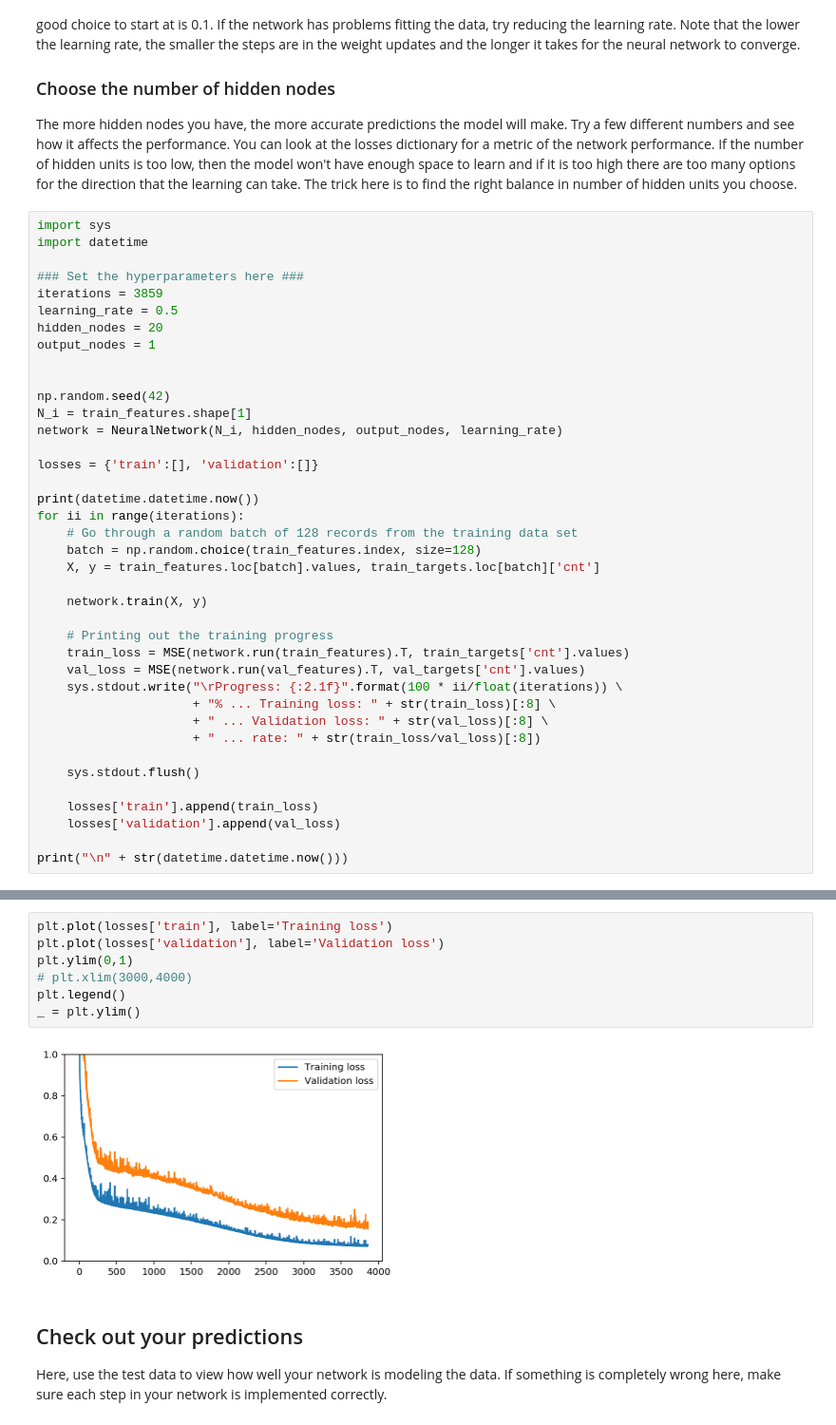
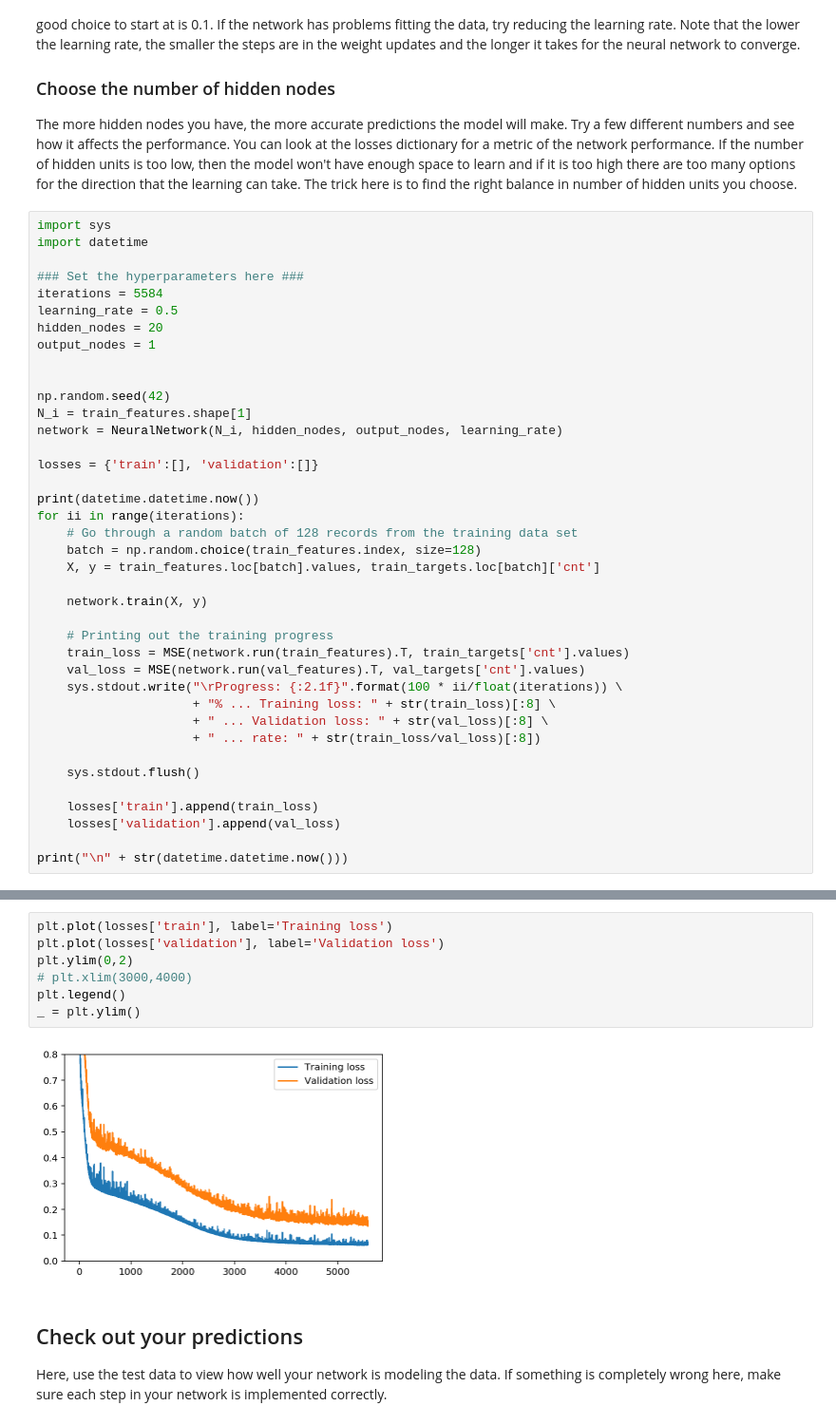
Before and after one commit to zjy760401/First-Neural-Network, a Jupyter notebook: Your_first_neural_network.ipynb, the cells around one changed output, grey strips where cells are left out. Shown at 95% size. Drawn from its saved outputs; the diff is of its cells as text.

```diff
--- a/Your_first_neural_network.ipynb
+++ b/Your_first_neural_network.ipynb
@@ -280,7 +280,7 @@ import sys
 import datetime
 
 ### Set the hyperparameters here ###
-iterations = 3859
+iterations = 5584
 learning_rate = 0.5
 hidden_nodes = 20
 output_nodes = 1
@@ -321,12 +321,12 @@ Progress: 100.0% ... Training loss: 0.077178 ... Validation loss: 0.154651 ... r
 # %%
 plt.plot(losses['train'], label='Training loss')
 plt.plot(losses['validation'], label='Validation loss')
-plt.ylim(0,1)
+plt.ylim(0,2)
 # plt.xlim(3000,4000)
 plt.legend()
 _ = plt.ylim()
 # %% [output]
-[figure, old version]
+[figure, new version]
 # %% [markdown]
 ## Check out your predictions
 
```
Also changed, not shown: parts of 3 cells of this notebook.
